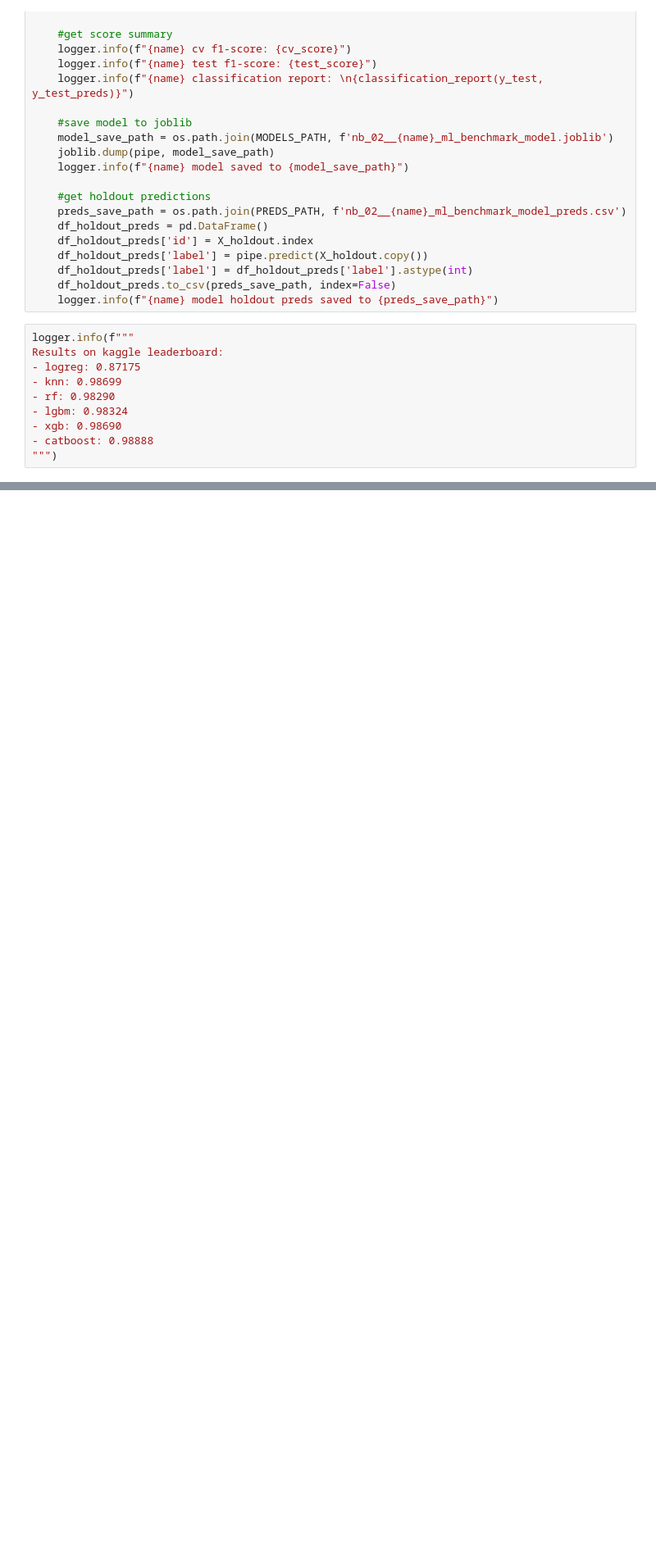
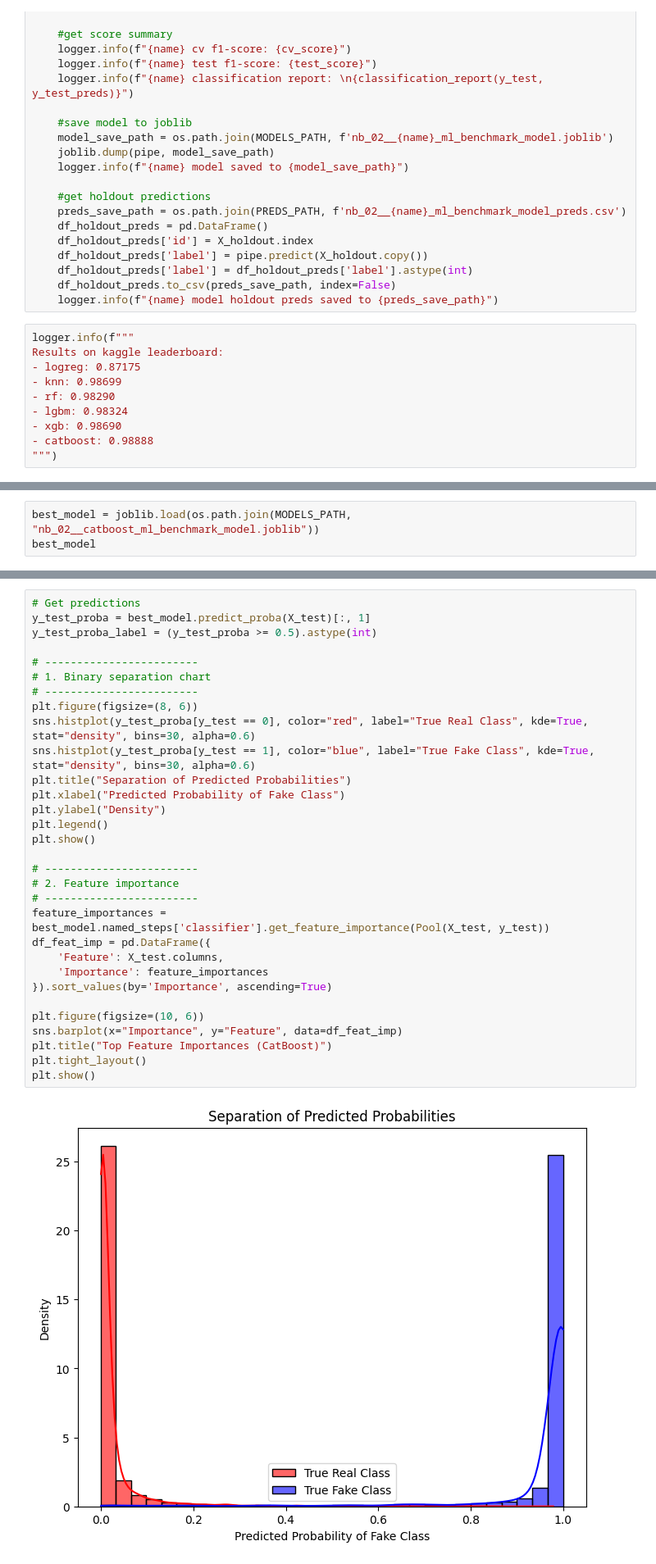
Before and after one commit to Ardacandra/deepdetect_audio_deepfake_detection_challenge, a Jupyter notebook: nb_02_ml_benchmark_models.ipynb, the cells around one changed output, grey strips where cells are left out. Shown: that part at 82% size. Drawn from its saved outputs; the diff is of its cells as text; blank space fills up the shorter version.

Commit message:
add exploration of best ml model

```diff
--- a/nb_02_ml_benchmark_models.ipynb
+++ b/nb_02_ml_benchmark_models.ipynb
@@ -146,0 +153,3 @@ Results on kaggle leaderboard:
+# %%
+best_model = joblib.load(os.path.join(MODELS_PATH, "nb_02__catboost_ml_benchmark_model.joblib"))
+best_model
@@ -146,0 +160,33 @@ Results on kaggle leaderboard:
+# %%
+# Get predictions
+y_test_proba = best_model.predict_proba(X_test)[:, 1]
+y_test_proba_label = (y_test_proba >= 0.5).astype(int)
+
+# ------------------------
+# 1. Binary separation chart
+# ------------------------
+plt.figure(figsize=(8, 6))
+sns.histplot(y_test_proba[y_test == 0], color="red", label="True Real Class", kde=True, stat="density", bins=30, alpha=0.6)
+sns.histplot(y_test_proba[y_test == 1], color="blue", label="True Fake Class", kde=True, stat="density", bins=30, alpha=0.6)
+plt.title("Separation of Predicted Probabilities")
+plt.xlabel("Predicted Probability of Fake Class")
+plt.ylabel("Density")
+plt.legend()
+plt.show()
+
+# ------------------------
+# 2. Feature importance
+# ------------------------
+feature_importances = best_model.named_steps['classifier'].get_feature_importance(Pool(X_test, y_test))
+df_feat_imp = pd.DataFrame({
+    'Feature': X_test.columns,
+    'Importance': feature_importances
+}).sort_values(by='Importance', ascending=True)
+
+plt.figure(figsize=(10, 6))
+sns.barplot(x="Importance", y="Feature", data=df_feat_imp)
+plt.title("Top Feature Importances (CatBoost)")
+plt.tight_layout()
+plt.show()
+# %% [output]
+[figure, added]
```
Also changed, not shown: parts of 5 cells of this notebook.
